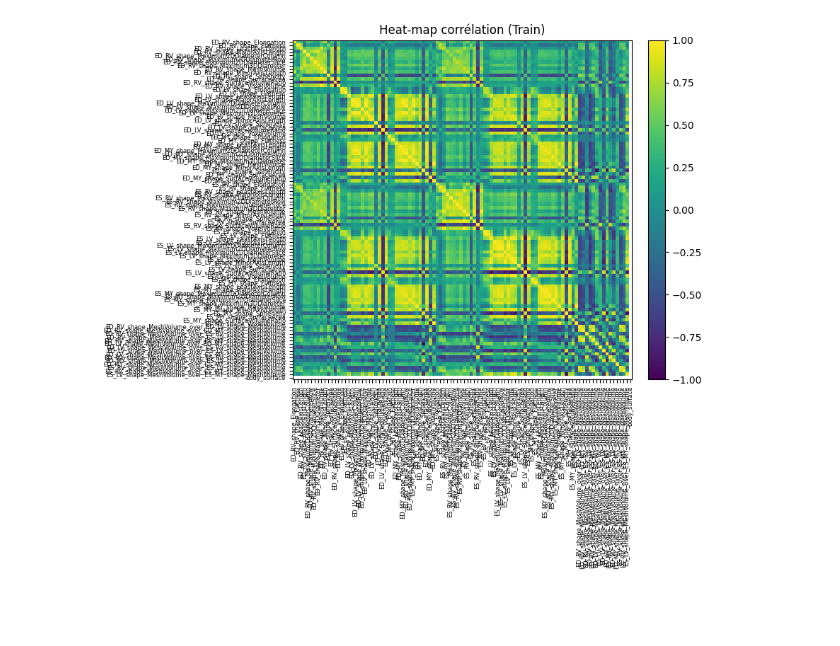
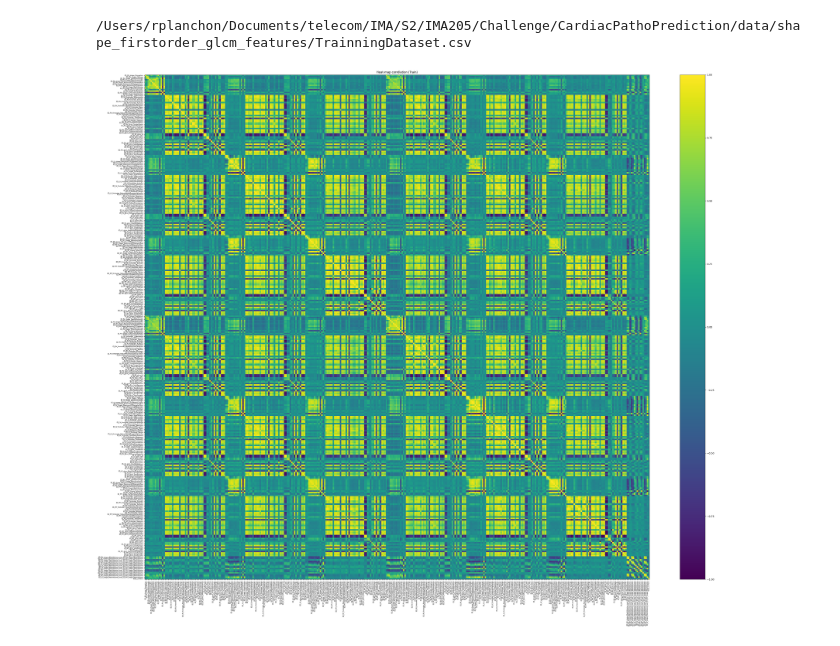
Before and after one commit to Loudwig/CardiacPathoPrediction, a Jupyter notebook: pipeline_feature_selection.ipynb, the cells around one changed output. Saved outputs shown, nothing was run; the diff lists cells and outputs as text; code cells hidden in the pictures; blank space fills up the shorter version.

```diff
--- a/pipeline_feature_selection.ipynb
+++ b/pipeline_feature_selection.ipynb
@@ -12,7 +25,12 @@ from sklearn.pipeline import Pipeline
 from sklearn.model_selection import StratifiedKFold, cross_val_score
 # %%
 BASE_DIR = os.getcwd()
-DATA_DIR = os.path.join(BASE_DIR,"data")
+
+# look in the data folder and take the feature you want to reduced.
+FEATURES_TO_ANALYSE = "shape_firstorder_glcm_features"
+# Shape + texture features
+DATA_DIR = os.path.join(BASE_DIR,"data",FEATURES_TO_ANALYSE)
+
 TRAIN_DIR = os.path.join(DATA_DIR,"TrainningDataset.csv")
 LABEL_DIR = os.path.join(DATA_DIR,"TrainningDatasetCategory.csv")
 TEST_DIR = os.path.join(DATA_DIR,"TestingDataset.csv")
@@ -26,2 +37,17 @@ y = y.reindex(X["Id"])
+# %%
+print(TRAIN_DIR)
+# %% [output]
+/Users/rplanchon/Documents/telecom/IMA/S2/IMA205/Challenge/CardiacPathoPrediction/data/shape_firstorder_glcm_features/TrainningDataset.csv
+# %%
+X = pd.read_csv(TRAIN_DIR)  # contient "Id"
+y = pd.read_csv(LABEL_DIR)  # contient "Id" et "Category"
+
+# S'assurer que les ID sont bien des chaînes formatées
+X["Id"] = X["Id"].astype(str).str.zfill(3)
+y["Id"] = y["Id"].astype(str).str.zfill(3)
+
+# Aligner y sur l’ordre de X
+y = y.set_index("Id").loc[X["Id"]].reset_index()
+y_train = y["Category"]
 # %%
 X_train = X.drop(columns=["Id"])
@@ -29,16 +54,21 @@ y_train = y.drop(columns=["Id"])
 # %%
 # Affichage de la Heat Map corrélation : on cherche à identifier les variables trop corrélés afin de les enlevés.
+# En fonction du nombre de feature qu'on prend changer la figsize pour pouvoir voir.
 
-corr = X_train.corr(numeric_only=True)
-fig, ax = plt.subplots(figsize=(9, 8))
+scaler = StandardScaler()
+scaled_features = pd.DataFrame(scaler.fit_transform(X_train),columns=X_train.columns)
+
+
+corr = scaled_features.corr(numeric_only=True)
+fig, ax = plt.subplots(figsize=(44, 32))
 cax = ax.imshow(corr, vmin=-1, vmax=1, interpolation="nearest")
 ax.set_xticks(range(len(corr.columns)))
 ax.set_yticks(range(len(corr.columns)))
 ax.set_xticklabels(corr.columns, rotation=90, fontsize=6)
 ax.set_yticklabels(corr.columns, fontsize=6)
 fig.colorbar(cax, fraction=0.046, pad=0.04)
 plt.title("Heat-map corrélation (Train)")
 plt.tight_layout()
 plt.show()
 # %% [output]
-[figure, old version]
+[figure, new version]
```
Also changed, not shown: parts of 11 cells of this notebook, 35 other files.
